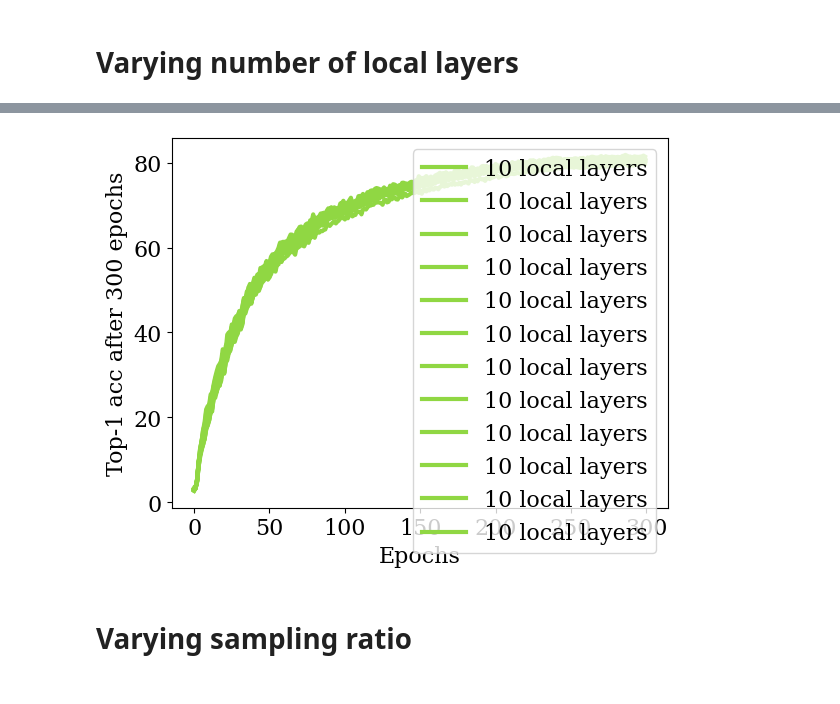
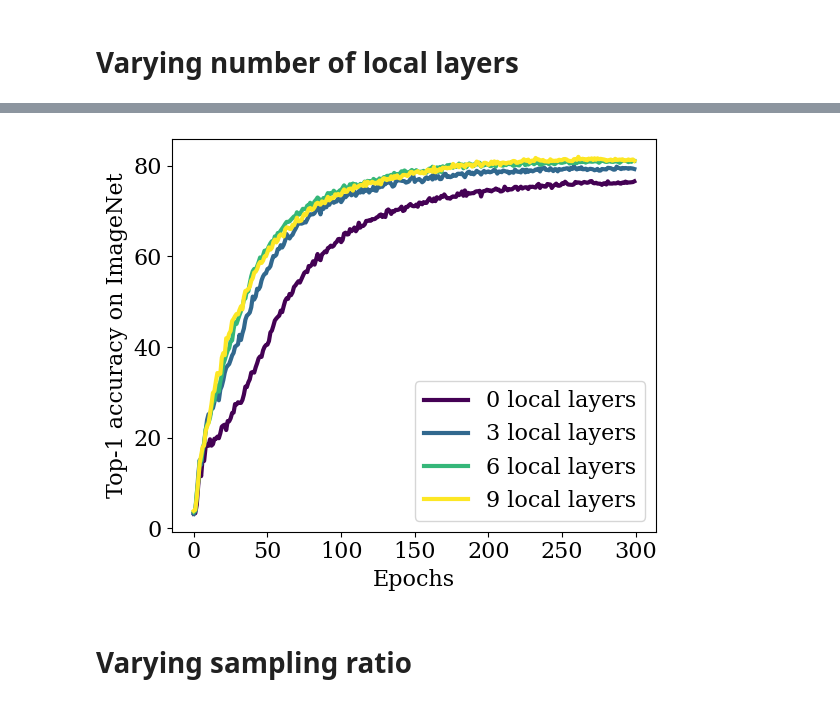
Before and after one commit to sdascoli/deit, a Jupyter notebook: deit.ipynb, the cells around one changed output, grey strips where cells are left out. Saved outputs shown, nothing was run; the diff lists cells and outputs as text; code cells hidden in the pictures.

```diff
--- a/deit.ipynb
+++ b/deit.ipynb
@@ -20,8 +20,10 @@ plt.rcParams.update({
     "font.family": "serif",
     'font.size':16,
     "lines.linewidth":3.0,
-    "savefig.dpi":500
+    "savefig.dpi":500,
 })
+plt.rc('axes', grid=True)
+
 cmap=plt.cm.Spectral_r
 
 savedir= './figs/'
@@ -123,20 +133,25 @@ for k in params:
 # %% [markdown]
 # Varying number of local layers
 # %%
-topk=5
+topk=1
+cons = {'locality_strength':1,
+       }
+selected_runs, _ = select_runs(runs, params, cons)
 
-plt.figure()
+plt.figure(figsize=(6,5))
 times = range(20,latest-1,(latest-20)//5-1)
 x, y = [], defaultdict(list)
-for run in runs:
+for run in selected_runs:
     x.append(run['args'].local_up_to_layer)
     for t in times:
         y[t].append(run['logs'][t]['test_acc{}'.format(topk)])
 #plt.annotate('Baseline',(min(x)+.1,min(y)+.1), color='red')
 
 for t in times:
-    plt.plot(x,y[t], marker='o', label='{} epochs'.format(t))
+    plt.plot(x,y[t], marker='o', label='{} epochs'.format(t), color=plt.cm.viridis(t/times[-1]))
 plt.legend()
 plt.xlabel('Number of local layers')
-plt.ylabel('Top-{} acc'.format(topk,latest))
+plt.ylabel('Top-{} accuracy'.format(topk,latest))
+plt.tight_layout()
+plt.savefig(savedir+'acc_vs_locality.pdf')
 plt.show()
@@ -143,19 +160,25 @@ plt.show()
 # %%
 topk=1
+cons = {'locality_strength':1,
+       }
+selected_runs, _ = select_runs(runs, params, cons)
 
-plt.figure()
-for run in runs:
+plt.figure(figsize=(6,5))
+for run in selected_runs:
     n_local = run['args'].local_up_to_layer
     latest = len(run['logs'])
-    plt.plot(range(latest), [run['logs'][k]['test_acc%d'%topk] for k in range(latest)], color=cmap(n_local/12), label='{} local layers'.format(n_local))
+    plt.plot(range(latest), [run['logs'][k]['test_acc%d'%topk] for k in range(latest)],
+             label='{} local layers'.format(n_local), color=plt.cm.viridis(n_local/max([run['args'].local_up_to_layer for run in selected_runs])))
     #plt.plot(range(latest), [run['test'][k]['loss'] for k in range(latest)], color=cmap(n_local/12), label='{} local layers'.format(n_local))
     #plt.plot(range(latest), [run['train'][k]['loss'] for k in range(latest)], ls='--', color=cmap(n_local/12))
 
 plt.legend()
 plt.xlabel('Epochs')
-plt.ylabel('Top-{} acc after {} epochs'.format(topk,latest))
+plt.ylabel('Top-{} accuracy on ImageNet'.format(topk))
+plt.tight_layout()
+plt.savefig(savedir+'acc_vs_locality_dynamics.pdf')
 plt.show()
 # %% [output]
-[figure, old version]
+[figure, new version]
 # %% [markdown]
 # Varying sampling ratio
```
Also changed, not shown: parts of 14 cells of this notebook, 5 other files.
